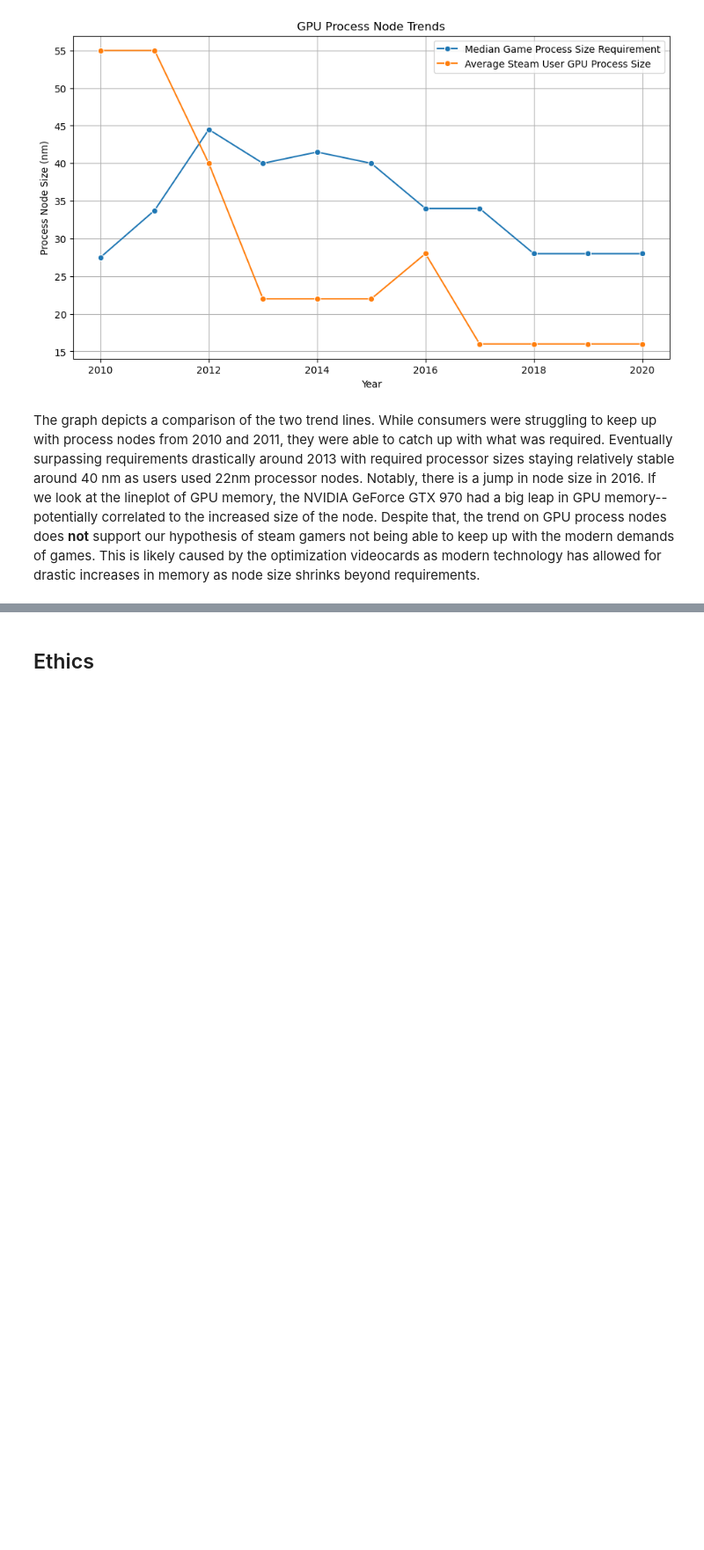
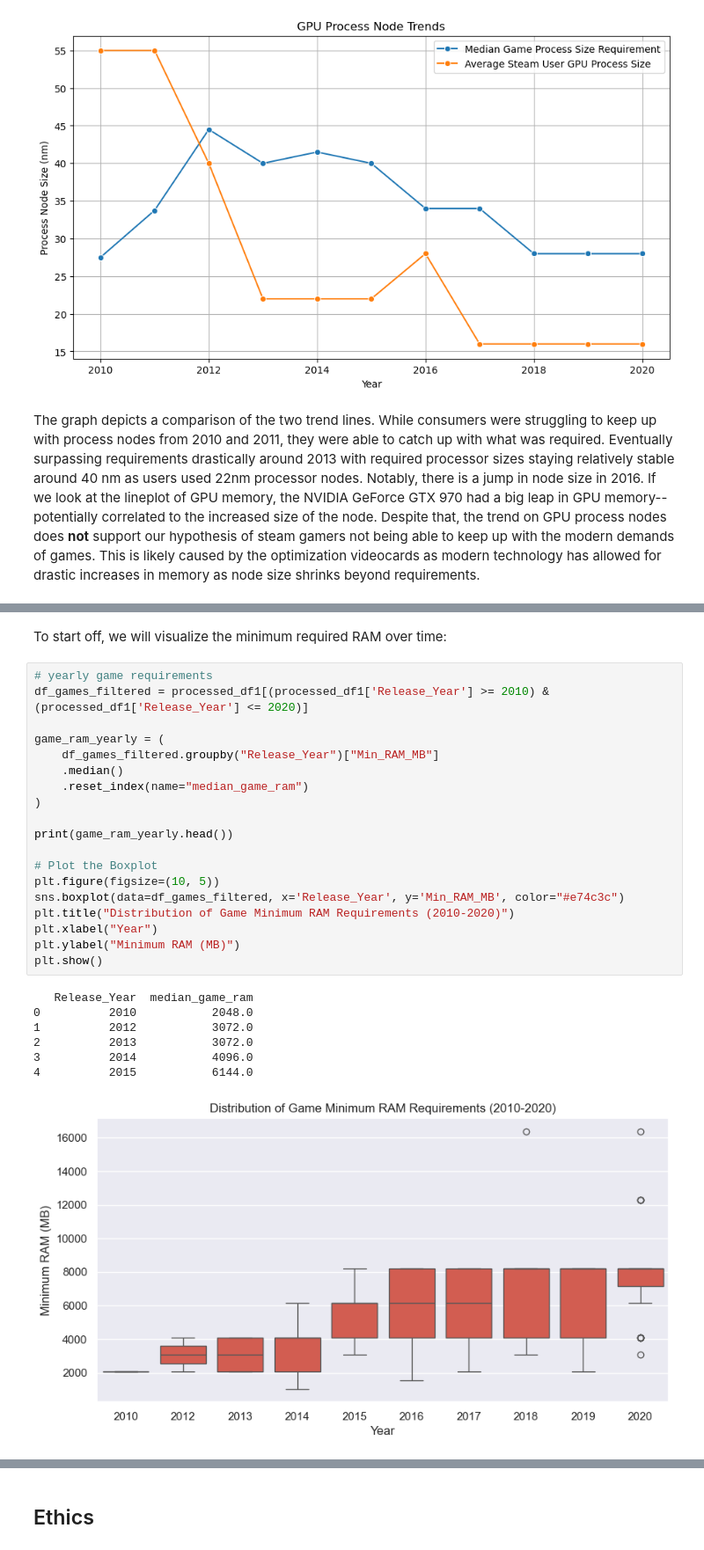
Before and after one commit to COGS108/Group-SP26-081, a Jupyter notebook: 02-EDACheckpoint.ipynb, the cells around one changed output, grey strips where cells are left out. Shown at 88% size. Drawn from its saved outputs; the diff is of its cells as text; blank space fills up the shorter version.

Commit message:
ram visualizations, and adjustments to hypothesis/question

```diff
--- a/02-EDACheckpoint.ipynb
+++ b/02-EDACheckpoint.ipynb
@@ -789,0 +793,29 @@ The graph depicts a comparison of the two trend lines. While consumers were stru
+# %% [markdown]
+To start off, we will visualize the minimum required RAM over time:
+# %%
+# yearly game requirements
+df_games_filtered = processed_df1[(processed_df1['Release_Year'] >= 2010) & (processed_df1['Release_Year'] <= 2020)]
+
+game_ram_yearly = (
+    df_games_filtered.groupby("Release_Year")["Min_RAM_MB"]
+    .median()
+    .reset_index(name="median_game_ram")
+)
+
+print(game_ram_yearly.head())
+
+# Plot the Boxplot
+plt.figure(figsize=(10, 5))
+sns.boxplot(data=df_games_filtered, x='Release_Year', y='Min_RAM_MB', color="#e74c3c")
+plt.title("Distribution of Game Minimum RAM Requirements (2010-2020)")
+plt.xlabel("Year")
+plt.ylabel("Minimum RAM (MB)")
+plt.show()
+# %% [output]
+   Release_Year  median_game_ram
+0          2010           2048.0
+1          2012           3072.0
+2          2013           3072.0
+3          2014           4096.0
+4          2015           6144.0
+[figure, added]
```
Also changed, not shown: parts of 12 cells of this notebook.
